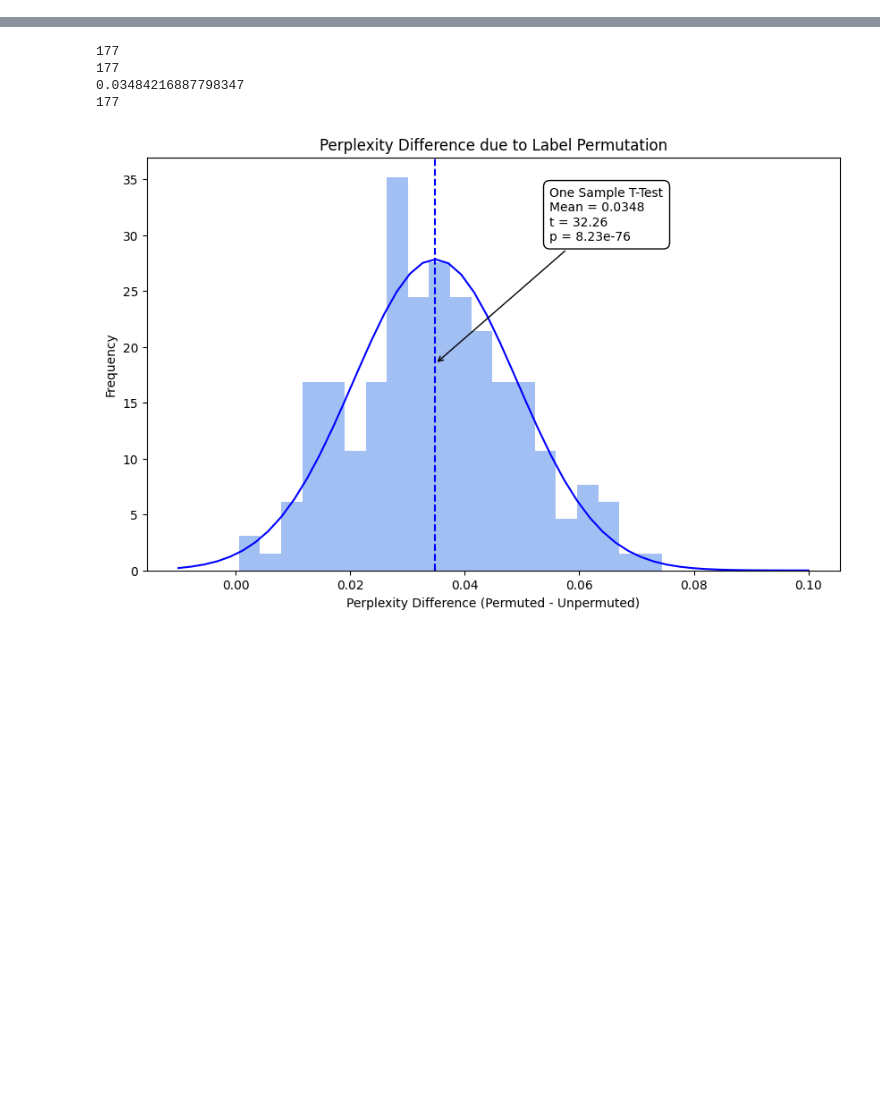
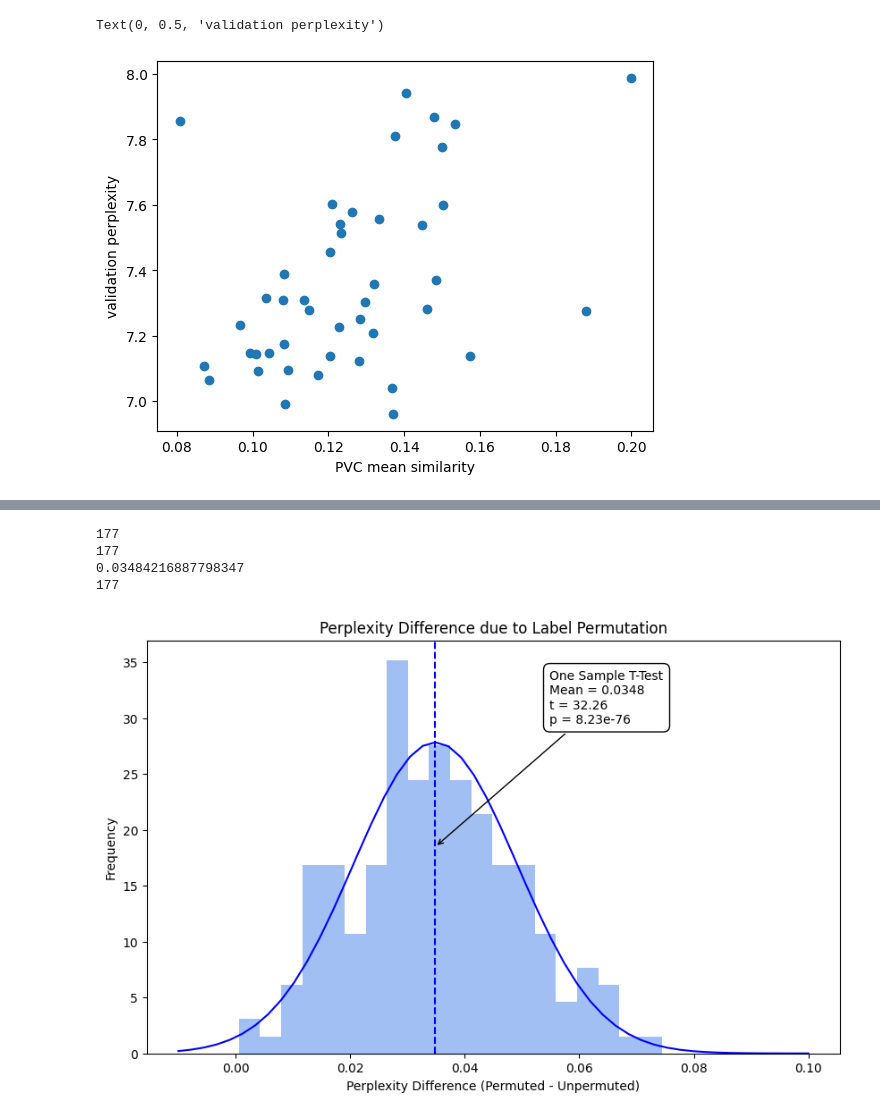
Before and after one commit to minw1/TCAE-Narratives, a Jupyter notebook: code/analysis.ipynb, the cells around one changed output, grey strips where cells are left out. Saved outputs shown, nothing was run; the diff lists cells and outputs as text; code cells hidden in the pictures; blank space fills up the shorter version.

```diff
--- a/code/analysis.ipynb
+++ b/code/analysis.ipynb
@@ -167,0 +506,7 @@ Text(0, 0.5, 'validation perplexity')
+# %%
+plt.scatter(model_mean_pvc, model_min_perp)
+plt.xlabel("PVC mean similarity")
+plt.ylabel("validation perplexity")
+# %% [output]
+Text(0, 0.5, 'validation perplexity')
+[figure, added]
```
Also changed, not shown: parts of 16 cells of this notebook, 1 other file.
